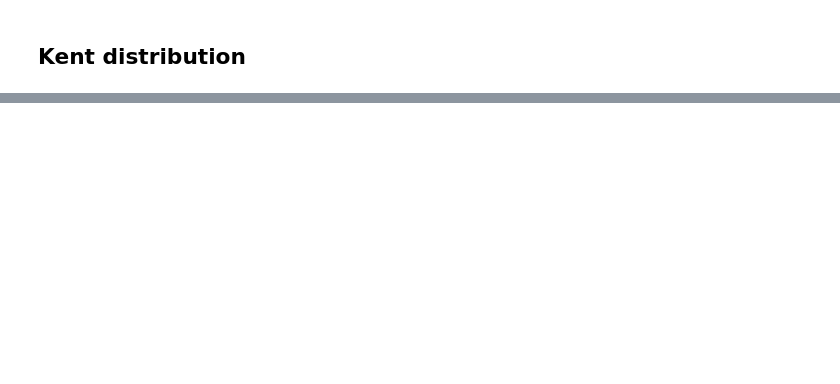
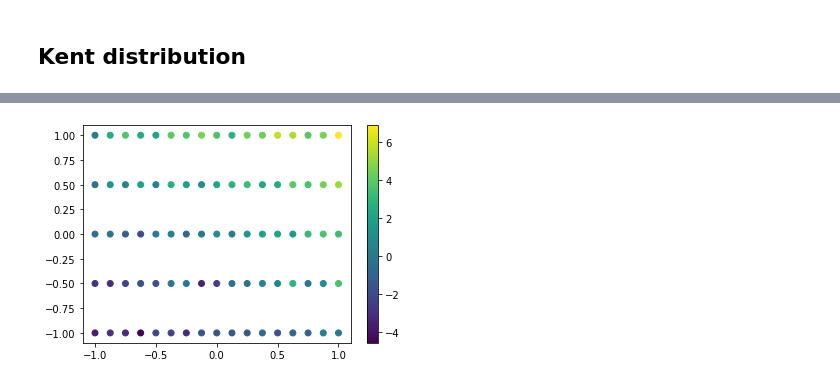
Before and after one commit to feldheimlab/auditoryAnalysis, a Jupyter notebook: python/3-1 - model fits-iminuit.ipynb, the cells around one changed output, grey strips where cells are left out. Cells and saved outputs as stored; diff of their text form; code cells hidden in the pictures; blank space fills up the shorter version.

```diff
--- a/python/3-1 - model fits-iminuit.ipynb
+++ b/python/3-1 - model fits-iminuit.ipynb
@@ -811,0 +583,24 @@ m.visualize()
+# %%
+def model2(x_y, a, bx, by):
+    x, y = x_y
+    return a + bx * x + by * y
+
+# generate a regular grid in x and y
+x = np.linspace(-1, 1, 17)
+y = np.linspace(-1, 1, 5)
+X, Y = np.meshgrid(x, y)
+x = X.flatten()
+y = Y.flatten()
+
+# model truth
+Z = model2((x, y), 1, 2, 3)
+
+# add some noise
+rng = np.random.default_rng(1)
+Zerr = 1
+Z = rng.normal(Z, Zerr)
+
+plt.scatter(x, y, c=Z)
+plt.colorbar();
+# %% [output]
+[figure, added]
```
Also changed, not shown: parts of 36 cells of this notebook, 2 other files.
